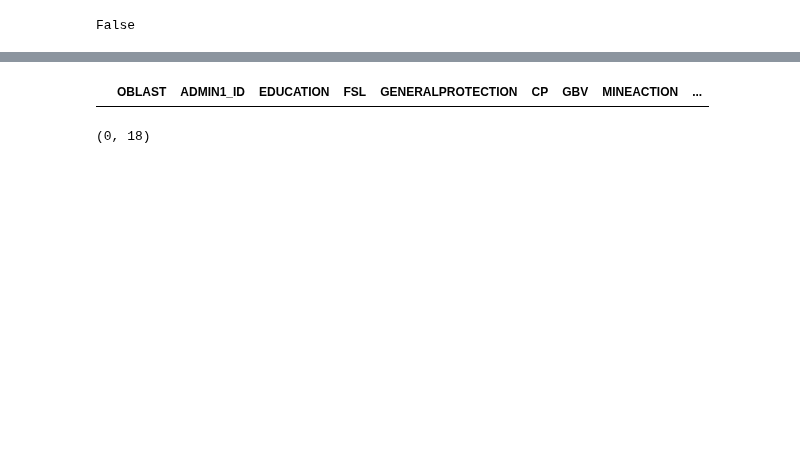
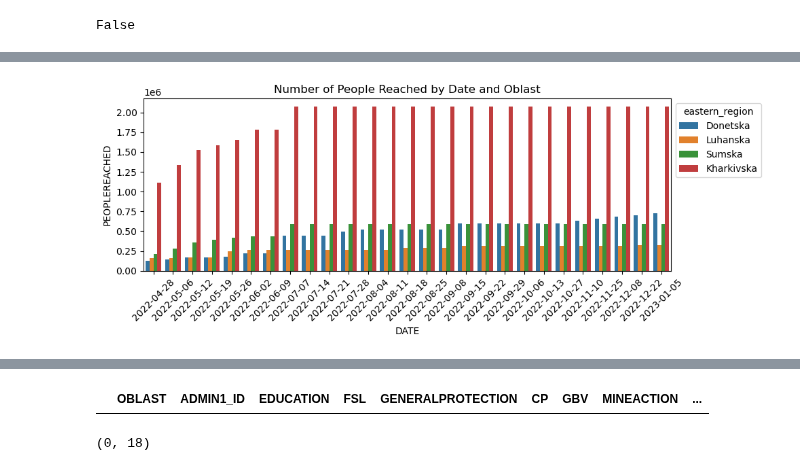
Before and after one commit to reo113/GuideHouse_Project, a Jupyter notebook: guidehouse.ipynb, the cells around one changed output, grey strips where cells are left out. Cells and saved outputs as stored; diff of their text form; code cells hidden in the pictures; blank space fills up the shorter version.

```diff
--- a/guidehouse.ipynb
+++ b/guidehouse.ipynb
@@ -323,0 +480,10 @@ people_reached.sort_values(by=['DATE'])
+# %%
+plt.figure(figsize=(10, 4))
+sns.barplot(data=dfe, x='DATE', y='PEOPLEREACHED', hue='OBLAST')
+plt.title('Number of People Reached by Date and Oblast')
+plt.xticks(rotation=45)
+plt.legend(title='eastern_region', bbox_to_anchor=(1, 1), loc='upper left')
+plt.tight_layout()
+plt.show()
+# %% [output]
+[figure, added]
```
Also changed, not shown: parts of 24 cells of this notebook.
